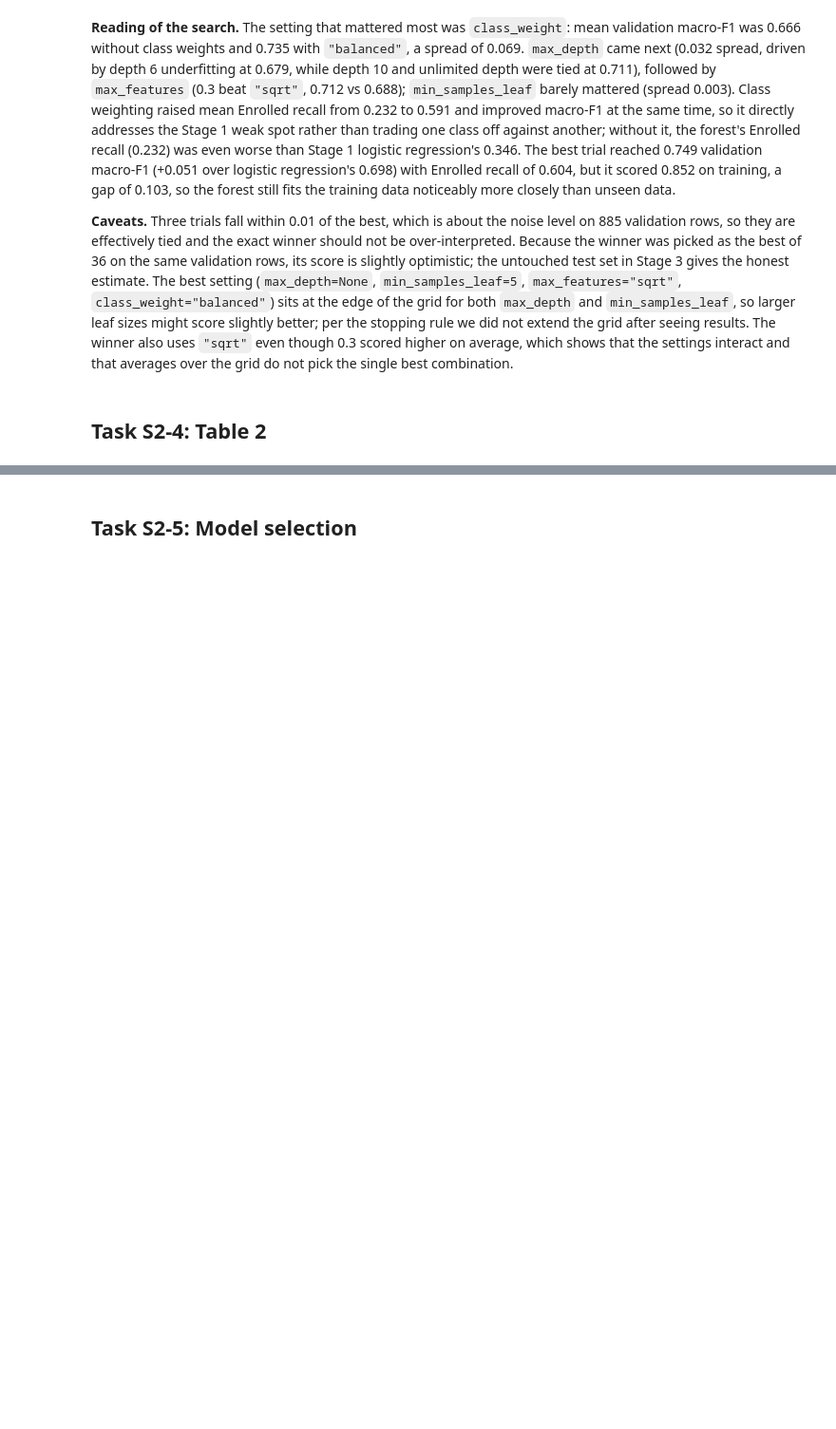
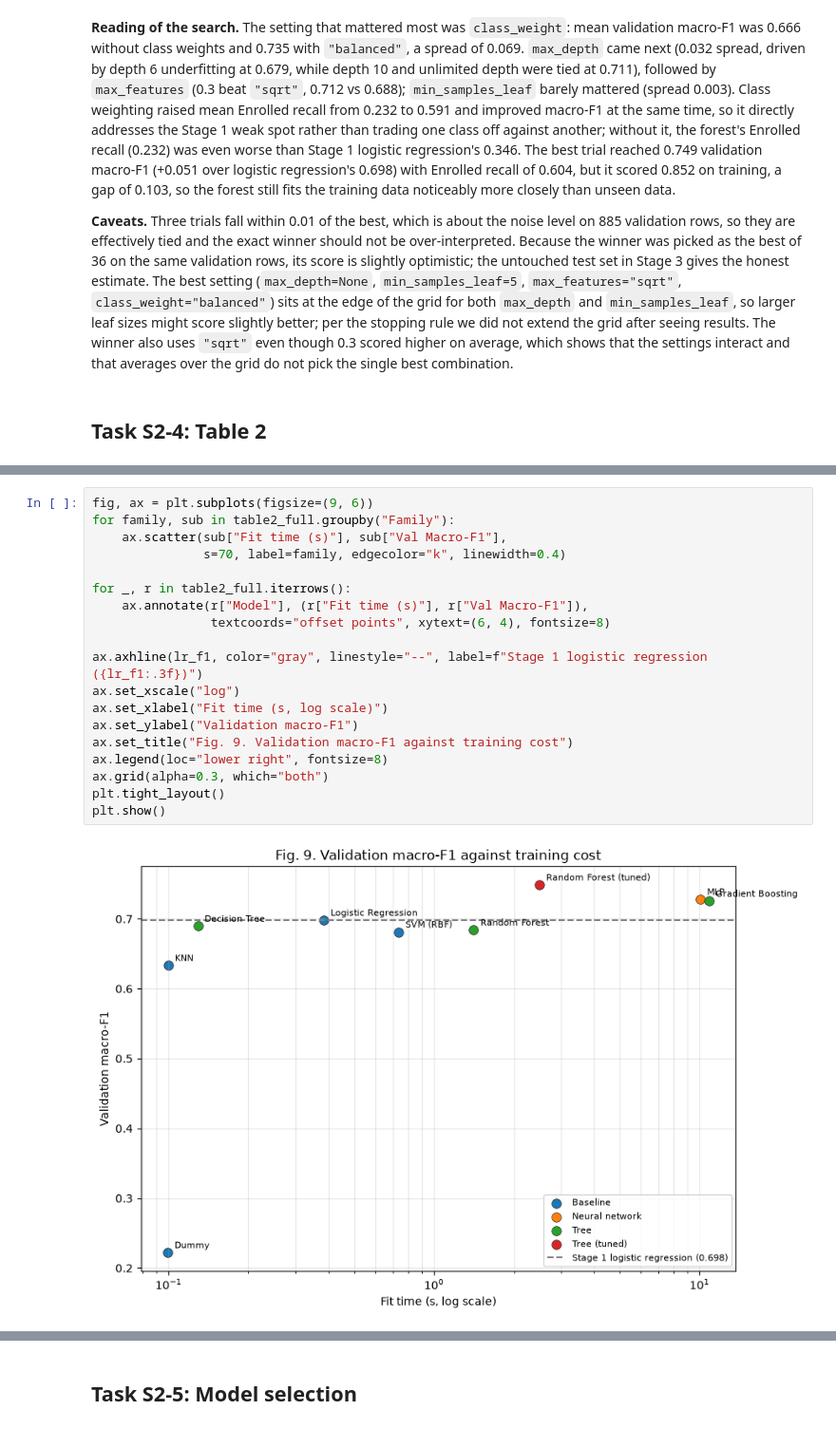
Before and after one commit to mremani11/DS3000-Project, a Jupyter notebook: DS3000_Project_Group03.ipynb, the cells around one changed output, grey strips where cells are left out. Shown at 95% size. Saved outputs shown, nothing was run; the diff lists cells and outputs as text; blank space fills up the shorter version.

Commit message:
Stage 2 Task 4: Table 2, Table 2b, Fig. 9 cost comparison

```diff
--- a/DS3000_Project_Group03.ipynb
+++ b/DS3000_Project_Group03.ipynb
@@ -1662,0 +1753,21 @@ balanced            0.7346               0.5912
+# %%
+fig, ax = plt.subplots(figsize=(9, 6))
+for family, sub in table2_full.groupby("Family"):
+    ax.scatter(sub["Fit time (s)"], sub["Val Macro-F1"],
+               s=70, label=family, edgecolor="k", linewidth=0.4)
+
+for _, r in table2_full.iterrows():
+    ax.annotate(r["Model"], (r["Fit time (s)"], r["Val Macro-F1"]),
+                textcoords="offset points", xytext=(6, 4), fontsize=8)
+
+ax.axhline(lr_f1, color="gray", linestyle="--", label=f"Stage 1 logistic regression ({lr_f1:.3f})")
+ax.set_xscale("log")
+ax.set_xlabel("Fit time (s, log scale)")
+ax.set_ylabel("Validation macro-F1")
+ax.set_title("Fig. 9. Validation macro-F1 against training cost")
+ax.legend(loc="lower right", fontsize=8)
+ax.grid(alpha=0.3, which="both")
+plt.tight_layout()
+plt.show()
+# %% [output]
+[figure, added]
```
Also changed, not shown: parts of 5 cells of this notebook, 2 other files.
